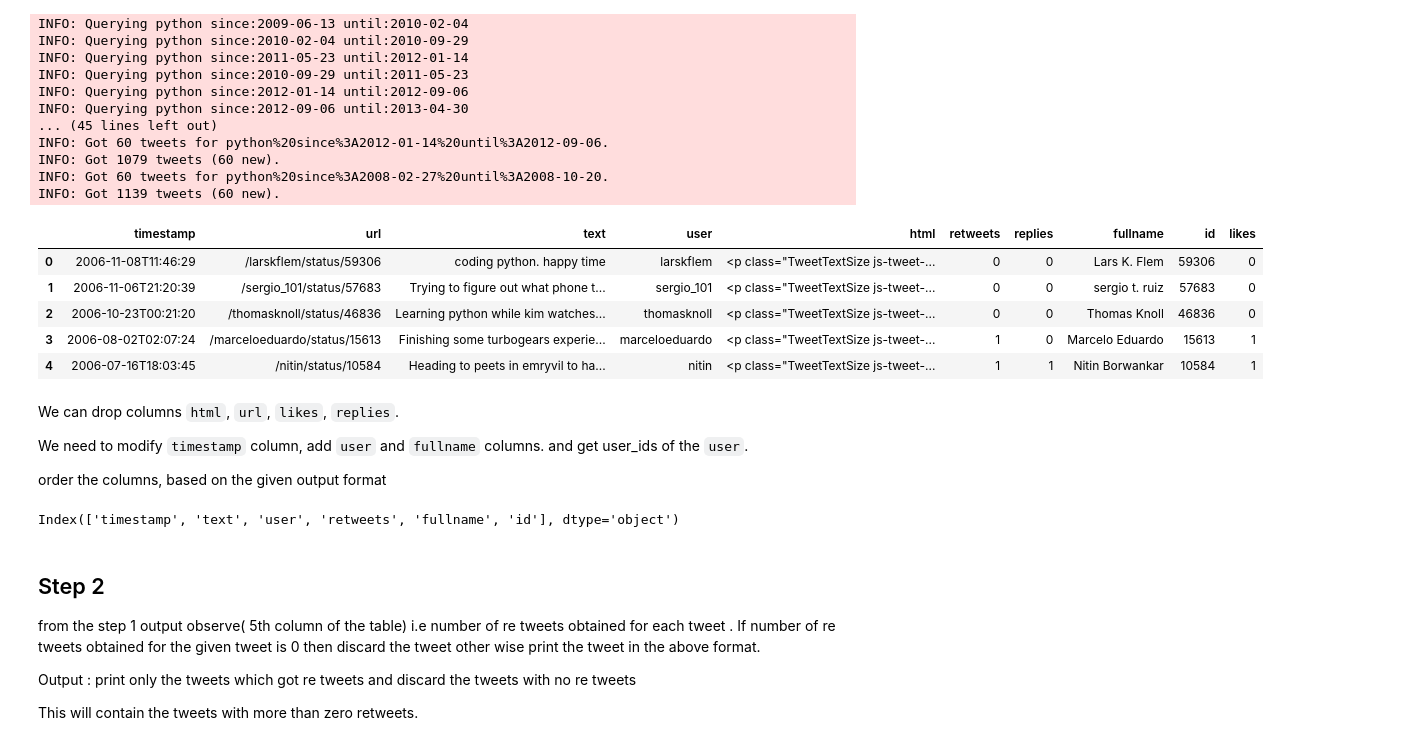
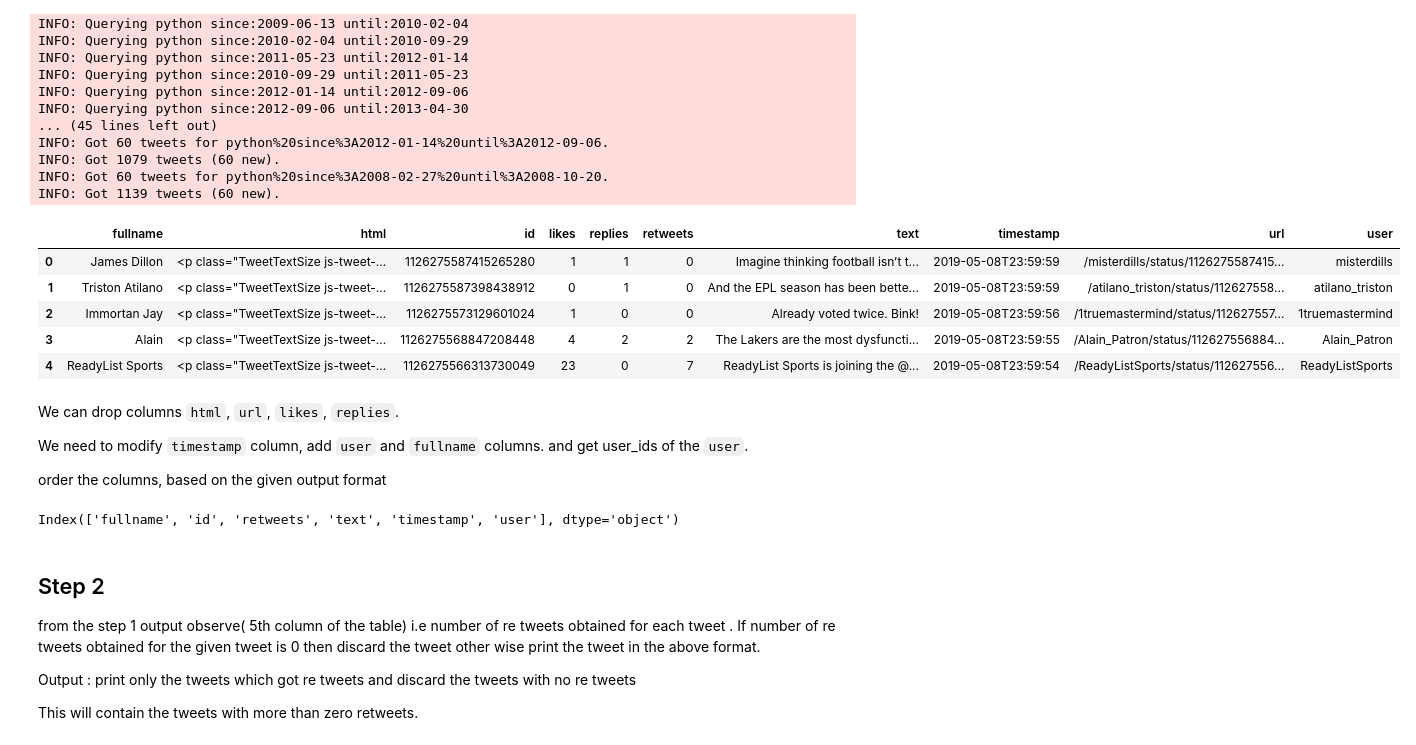
Before and after one commit to vinaybommana/twitter-analytics, a Jupyter notebook: Twitter Analytics.ipynb, the cells around one changed output. Drawn from its saved outputs; the diff is of its cells as text; code cells hidden in the pictures.

```diff
--- a/Twitter Analytics.ipynb
+++ b/Twitter Analytics.ipynb
@@ -40,28 +40,28 @@ INFO: Got 1139 tweets (60 new).
 # %%
 import codecs
 import json
 import pandas as pd
 pd.options.mode.chained_assignment = None
 from typing import List, Dict
 
 def load_json_file(file_path: str) -> Dict:
     with codecs.open(file_path, "r", "utf-8") as f:
         return json.load(f, encoding="utf-8")
 
-tweets = load_json_file("/home/vinay/backups/today\'stweets.json")
+tweets = load_json_file("/Users/zarwis/twitter_data/04June_0344.json")
 
 list_tweets = [list(elem.values()) for elem in tweets]
 list_columns = list(tweets[0].keys())
 
 twitter_data = pd.DataFrame(list_tweets, columns=list_columns)
 twitter_data.head()
 # %% [output]
-|  | timestamp | url | text | user | html | retweets | replies | fullname | id | likes |
-| 0 | 2006-11-08T11:46:29 | /larskflem/status/59306 | coding python. happy time | larskflem | <p class="TweetTextSize js-tweet-... | 0 | 0 | Lars K. Flem | 59306 | 0 |
-| 1 | 2006-11-06T21:20:39 | /sergio_101/status/57683 | Trying to figure out what phone t... | sergio_101 | <p class="TweetTextSize js-tweet-... | 0 | 0 | sergio t. ruiz | 57683 | 0 |
-| 2 | 2006-10-23T00:21:20 | /thomasknoll/status/46836 | Learning python while kim watches... | thomasknoll | <p class="TweetTextSize js-tweet-... | 0 | 0 | Thomas Knoll | 46836 | 0 |
-| 3 | 2006-08-02T02:07:24 | /marceloeduardo/status/15613 | Finishing some turbogears experie... | marceloeduardo | <p class="TweetTextSize js-tweet-... | 1 | 0 | Marcelo Eduardo | 15613 | 1 |
-| 4 | 2006-07-16T18:03:45 | /nitin/status/10584 | Heading to peets in emryvil to ha... | nitin | <p class="TweetTextSize js-tweet-... | 1 | 1 | Nitin Borwankar | 10584 | 1 |
+|  | fullname | html | id | likes | replies | retweets | text | timestamp | url | user |
+| 0 | James Dillon | <p class="TweetTextSize js-tweet-... | 1126275587415265280 | 1 | 1 | 0 | Imagine thinking football isn’t t... | 2019-05-08T23:59:59 | /misterdills/status/1126275587415... | misterdills |
+| 1 | Triston Atilano | <p class="TweetTextSize js-tweet-... | 1126275587398438912 | 0 | 1 | 0 | And the EPL season has been bette... | 2019-05-08T23:59:59 | /atilano_triston/status/112627558... | atilano_triston |
+| 2 | Immortan Jay | <p class="TweetTextSize js-tweet-... | 1126275573129601024 | 1 | 0 | 0 | Already voted twice. Bink! | 2019-05-08T23:59:56 | /1truemastermind/status/112627557... | 1truemastermind |
+| 3 | Alain | <p class="TweetTextSize js-tweet-... | 1126275568847208448 | 4 | 2 | 2 | The Lakers are the most dysfuncti... | 2019-05-08T23:59:55 | /Alain_Patron/status/112627556884... | Alain_Patron |
+| 4 | ReadyList Sports | <p class="TweetTextSize js-tweet-... | 1126275566313730049 | 23 | 0 | 7 | ReadyList Sports is joining the @... | 2019-05-08T23:59:54 | /ReadyListSports/status/112627556... | ReadyListSports |
 # %% [markdown]
 We can drop columns `html`, `url`, `likes`, `replies`.
 
@@ -79,6 +79,6 @@ twitter_data.drop(columns=['html', 'url', 'likes', 'replies'], inplace=True)
 # twitter_data.head()
 twitter_data.columns
 # %% [output]
-Index(['timestamp', 'text', 'user', 'retweets', 'fullname', 'id'], dtype='object')
+Index(['fullname', 'id', 'retweets', 'text', 'timestamp', 'user'], dtype='object')
 # %%
 # renaming column names
```
Also changed, not shown: parts of 27 cells of this notebook, 2 other files.
